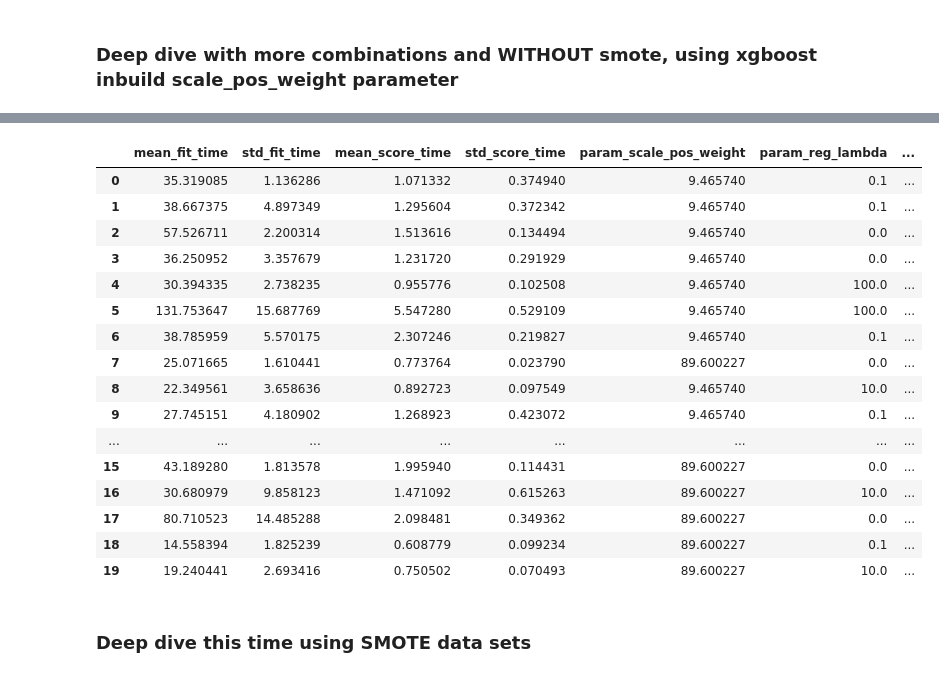
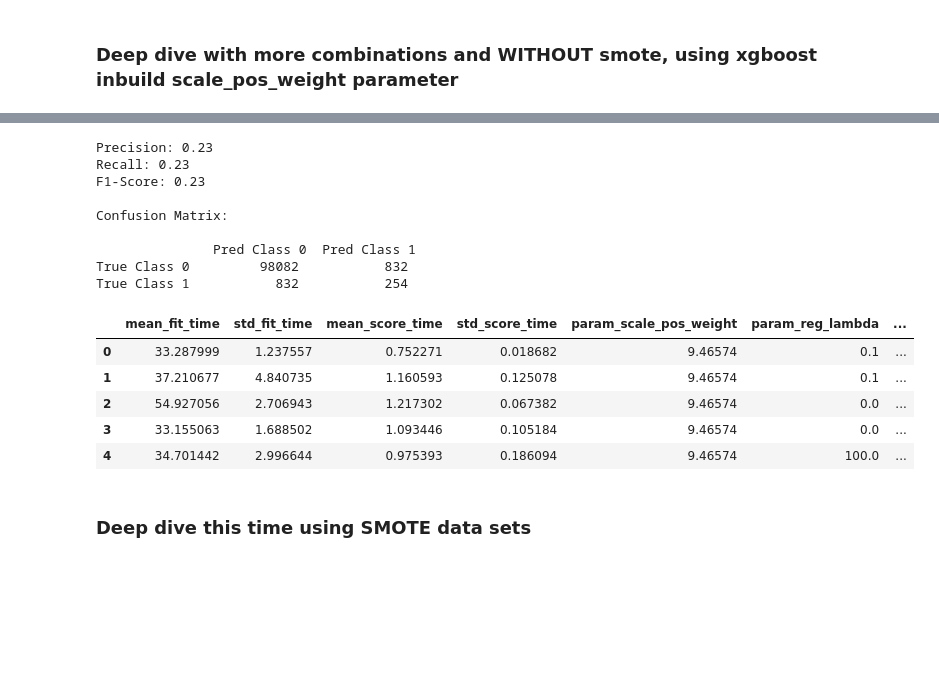
Before and after one commit to jonnywong288/bank-account-fraud, a Jupyter notebook: model_training.ipynb, the cells around one changed output, grey strips where cells are left out. Drawn from its saved outputs; the diff is of its cells as text; code cells hidden in the pictures; blank space fills up the shorter version.

Commit message:
model performance functions

```diff
--- a/model_training.ipynb
+++ b/model_training.ipynb
@@ -35,12 +21,15 @@ y_val.fraud_bool.sum()
 # %%
-X_train = pd.read_csv('data/X_train_encoded_transformed_scaled.csv')
+X_train = pd.read_csv('data/X_train.csv')
 y_train = pd.read_csv('data/y_train.csv')
+X_val = pd.read_csv('data/X_val.csv')
+y_val = pd.read_csv('data/y_val.csv')
 # %%
-# baseline model on imbalanced training set
 baseline_model = XGBClassifier(
-    eval_metric='aucpr',
+    eval_metric='auc',
     random_state=0
 )
 
 baseline_model.fit(X_train, y_train)
-y_pred = baseline_model.predict(X_test)
+y_pred = baseline_model.predict(X_val)
+
+generate_df_summary(baseline_model, y_val, y_pred, 'baseline model')
@@ -230,24 +267,25 @@ F1-Score: 0.23
+# %%
+generate_df_summary(best_model, y_test, y_pred, 'randomized search no smote')
+# %% [output]
+Precision: 0.23
+Recall: 0.23
+F1-Score: 0.23
+
+Confusion Matrix:
+
+               Pred Class 0  Pred Class 1
+True Class 0         98082           832
+True Class 1           832           254
 # %%
 results_df = pd.DataFrame(random_search.cv_results_)
-results_df.sort_values('rank_test_score', ascending=True).reset_index(drop=True)
+results_df.sort_values('rank_test_score', ascending=True).reset_index(drop=True).head()
 # %% [output]
 |  | mean_fit_time | std_fit_time | mean_score_time | std_score_time | param_scale_pos_weight | param_reg_lambda | ... |
-| 0 | 35.319085 | 1.136286 | 1.071332 | 0.374940 | 9.465740 | 0.1 | ... |
-| 1 | 38.667375 | 4.897349 | 1.295604 | 0.372342 | 9.465740 | 0.1 | ... |
-| 2 | 57.526711 | 2.200314 | 1.513616 | 0.134494 | 9.465740 | 0.0 | ... |
-| 3 | 36.250952 | 3.357679 | 1.231720 | 0.291929 | 9.465740 | 0.0 | ... |
-| 4 | 30.394335 | 2.738235 | 0.955776 | 0.102508 | 9.465740 | 100.0 | ... |
-| 5 | 131.753647 | 15.687769 | 5.547280 | 0.529109 | 9.465740 | 100.0 | ... |
-| 6 | 38.785959 | 5.570175 | 2.307246 | 0.219827 | 9.465740 | 0.1 | ... |
-| 7 | 25.071665 | 1.610441 | 0.773764 | 0.023790 | 89.600227 | 0.0 | ... |
-| 8 | 22.349561 | 3.658636 | 0.892723 | 0.097549 | 9.465740 | 10.0 | ... |
-| 9 | 27.745151 | 4.180902 | 1.268923 | 0.423072 | 9.465740 | 0.1 | ... |
-| ... | ... | ... | ... | ... | ... | ... | ... |
-| 15 | 43.189280 | 1.813578 | 1.995940 | 0.114431 | 89.600227 | 0.0 | ... |
-| 16 | 30.680979 | 9.858123 | 1.471092 | 0.615263 | 89.600227 | 10.0 | ... |
-| 17 | 80.710523 | 14.485288 | 2.098481 | 0.349362 | 89.600227 | 0.0 | ... |
-| 18 | 14.558394 | 1.825239 | 0.608779 | 0.099234 | 89.600227 | 0.1 | ... |
-| 19 | 19.240441 | 2.693416 | 0.750502 | 0.070493 | 89.600227 | 10.0 | ... |
+| 0 | 33.287999 | 1.237557 | 0.752271 | 0.018682 | 9.46574 | 0.1 | ... |
+| 1 | 37.210677 | 4.840735 | 1.160593 | 0.125078 | 9.46574 | 0.1 | ... |
+| 2 | 54.927056 | 2.706943 | 1.217302 | 0.067382 | 9.46574 | 0.0 | ... |
+| 3 | 33.155063 | 1.688502 | 1.093446 | 0.105184 | 9.46574 | 0.0 | ... |
+| 4 | 34.701442 | 2.996644 | 0.975393 | 0.186094 | 9.46574 | 100.0 | ... |
 # %% [markdown]
 ### Deep dive this time using SMOTE data sets
 # %%
```
Also changed, not shown: parts of 45 cells of this notebook.
